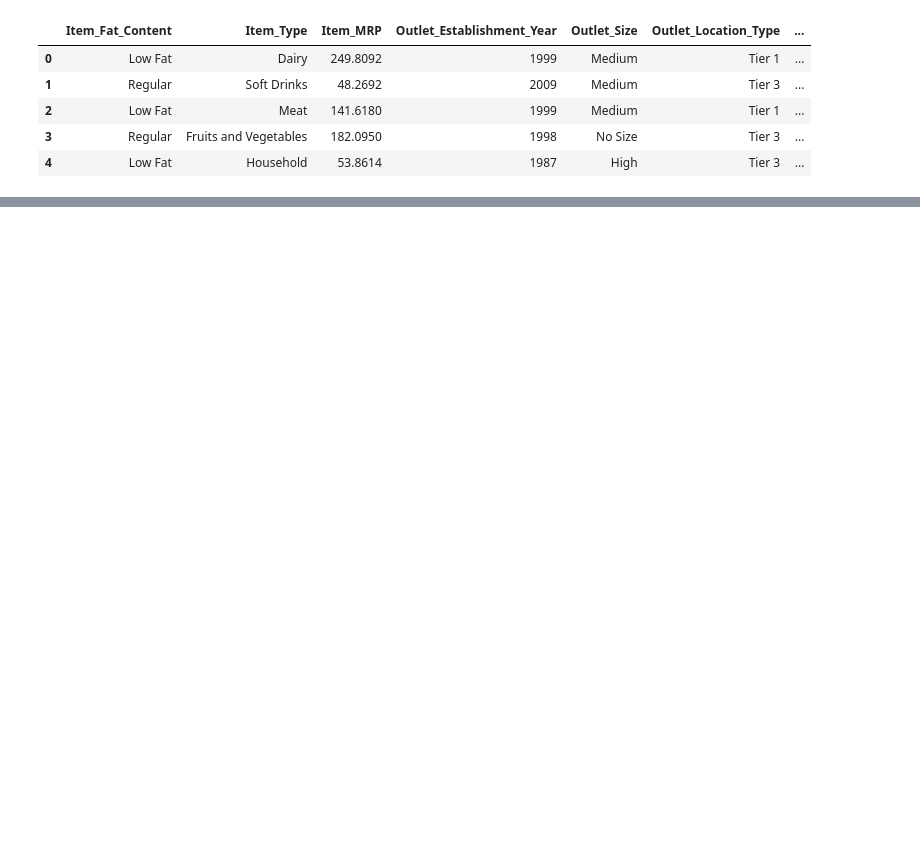
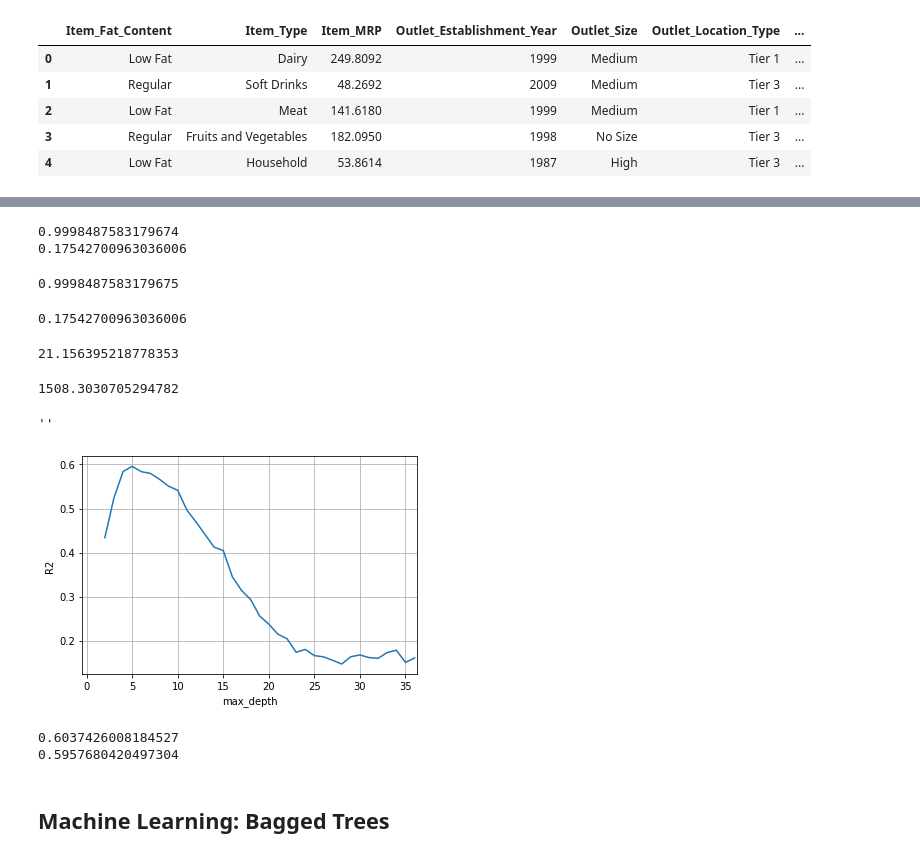
Before and after one commit to Drodricks0/Sales_Prediction, a Jupyter notebook: Project_1.ipynb, the cells around one changed output, grey strips where cells are left out. Cells and saved outputs as stored; diff of their text form; code cells hidden in the pictures; blank space fills up the shorter version.

```diff
--- a/Project_1.ipynb
+++ b/Project_1.ipynb
@@ -287,0 +294,66 @@ Feature: 38, Score: 969.5
+# %%
+regg_2 = DecisionTreeRegressor(random_state = 42)          #decision tree     Model 2
+
+regg_2.fit(X_train, y_train)
+
+train_preds = regg_2.predict(X_train)
+test_preds = regg_2.predict(X_test)
+
+train_2_score = regg_2.score(X_train, y_train)
+test_2_score = regg_2.score(X_test, y_test)
+
+print(train_2_score)
+print(test_2_score)
+# %% [output]
+0.9998487583179674
+0.17542700963036006
+# %%
+r2_score(y_train, train_preds)
+# %% [output]
+0.9998487583179675
+# %%
+r2_score(y_test,test_preds)
+# %% [output]
+0.17542700963036006
+# %%
+np.sqrt(mean_squared_error(y_train,regg_2.predict(X_train)))
+# %% [output]
+21.156395218778353
+# %%
+np.sqrt(mean_squared_error(y_test,regg_2.predict(X_test)))
+                                                                #Results Model 2
+# %% [output]
+1508.3030705294782
+# %%
+# List of values to try for max_depth:
+max_depth_range = list(range(2, 37)) # will try every value between 2 and 36
+# List to store the score for each value of max_depth:
+r2 = []
+for depth in max_depth_range:
+    regg_3 = DecisionTreeRegressor(max_depth = depth,
+                             random_state = 42)
+    regg_3.fit(X_train, y_train)
+    score = regg_3.score(X_test, y_test)
+    r2.append(score)
+# %%
+plt.plot(max_depth_range, r2)
+plt.xlabel('max_depth')
+plt.ylabel('R2')
+plt.xlim(-0.5,36.25)
+plt.grid()
+;
+# %% [output]
+''
+[figure, added]
+# %%
+regg_4 = DecisionTreeRegressor(max_depth = 5, random_state = 42)          #decision tree
+regg_4.fit(X_train, y_train)
+train_2_score = regg_4.score(X_train, y_train)
+test_2_score = regg_4.score(X_test, y_test)
+print(train_2_score)
+print(test_2_score)
+# %% [output]
+0.6037426008184527
+0.5957680420497304
+# %% [markdown]
+## **Machine Learning: Bagged Trees**
```
Also changed, not shown: parts of 32 cells of this notebook.
